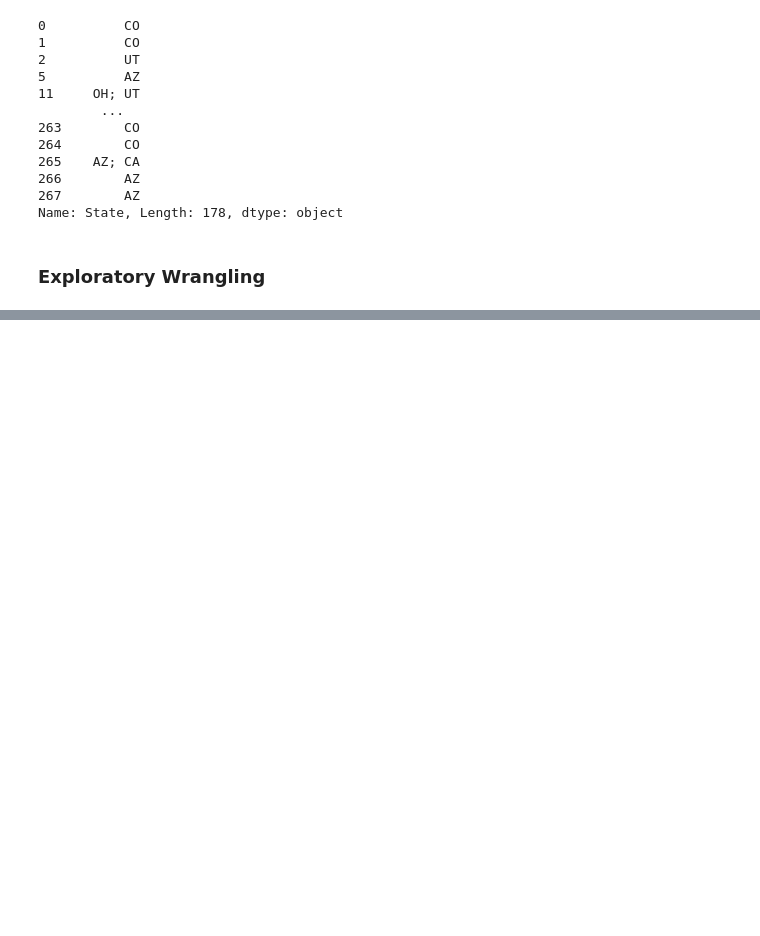
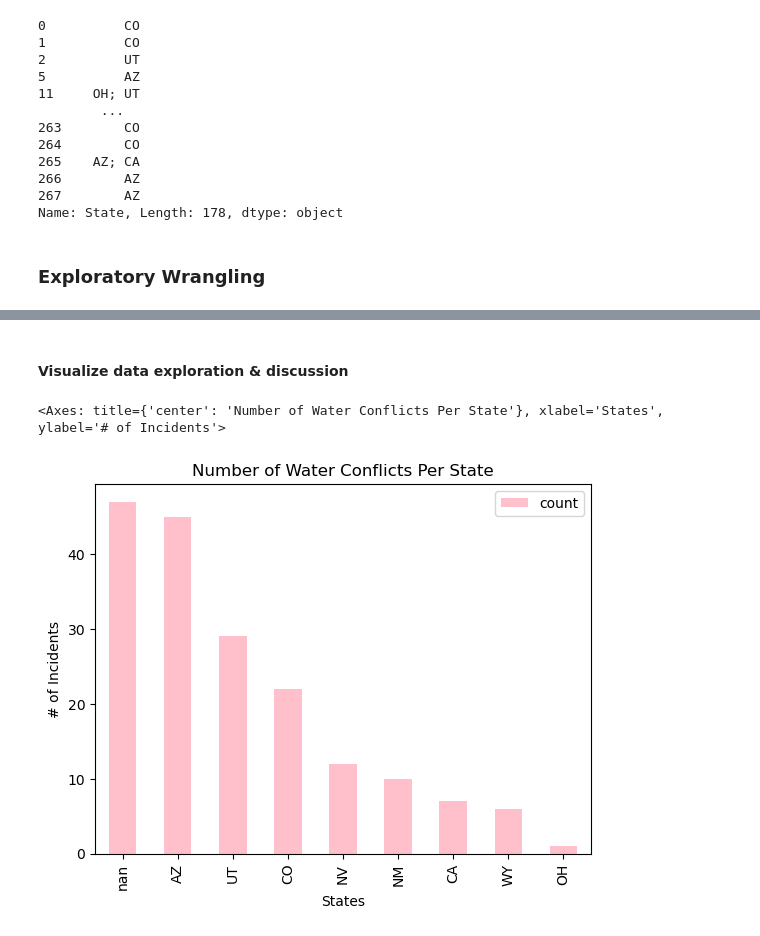
Before and after one commit to cuvlin/eds220-2026-sections, a Jupyter notebook: section-2-co-basin-water-conflicts.ipynb, the cells around one changed output, grey strips where cells are left out. Saved outputs shown, nothing was run; the diff lists cells and outputs as text; code cells hidden in the pictures; blank space fills up the shorter version.

```diff
--- a/section-2-co-basin-water-conflicts.ipynb
+++ b/section-2-co-basin-water-conflicts.ipynb
@@ -195,5 +195,6 @@ Name: State, Length: 178, dtype: object
 # %% [markdown]
 ### Exploratory Wrangling
 # %%
-df.loc[df['Conflict Present'] == 'Y', 'State'].str.split(';').explode().value_counts()
+conflict = df.loc[df['Conflict Present'] == 'Y', 'State'].str.split(';').explode()
+conflict.unique()
 # %% [output]
@@ -216,0 +204,3 @@ Name: count, dtype: int64
+# %%
+state_conflict = conflict.str.strip().value_counts(dropna = False).reset_index()
+state_conflict
@@ -216,0 +218,15 @@ Name: count, dtype: int64
+# %% [markdown]
+#### Visualize data exploration & discussion
+# %%
+state_conflict.plot(
+   x='State',
+   y='count',
+   kind='bar',
+   ylabel='# of Incidents',
+   xlabel='States',
+   color='pink',
+   title='Number of Water Conflicts Per State'
+)
+# %% [output]
+<Axes: title={'center': 'Number of Water Conflicts Per State'}, xlabel='States', ylabel='# of Incidents'>
+[figure, added]
```
Also changed, not shown: parts of 3 cells of this notebook.
